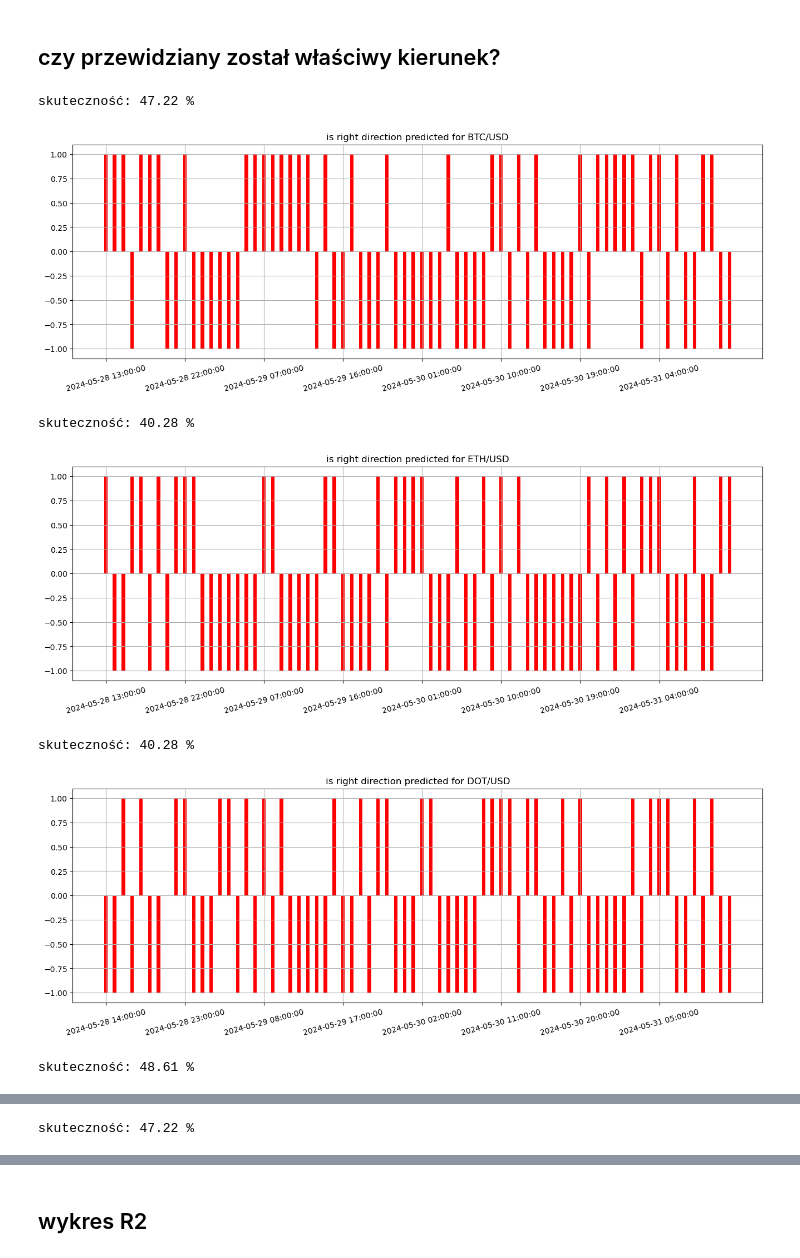
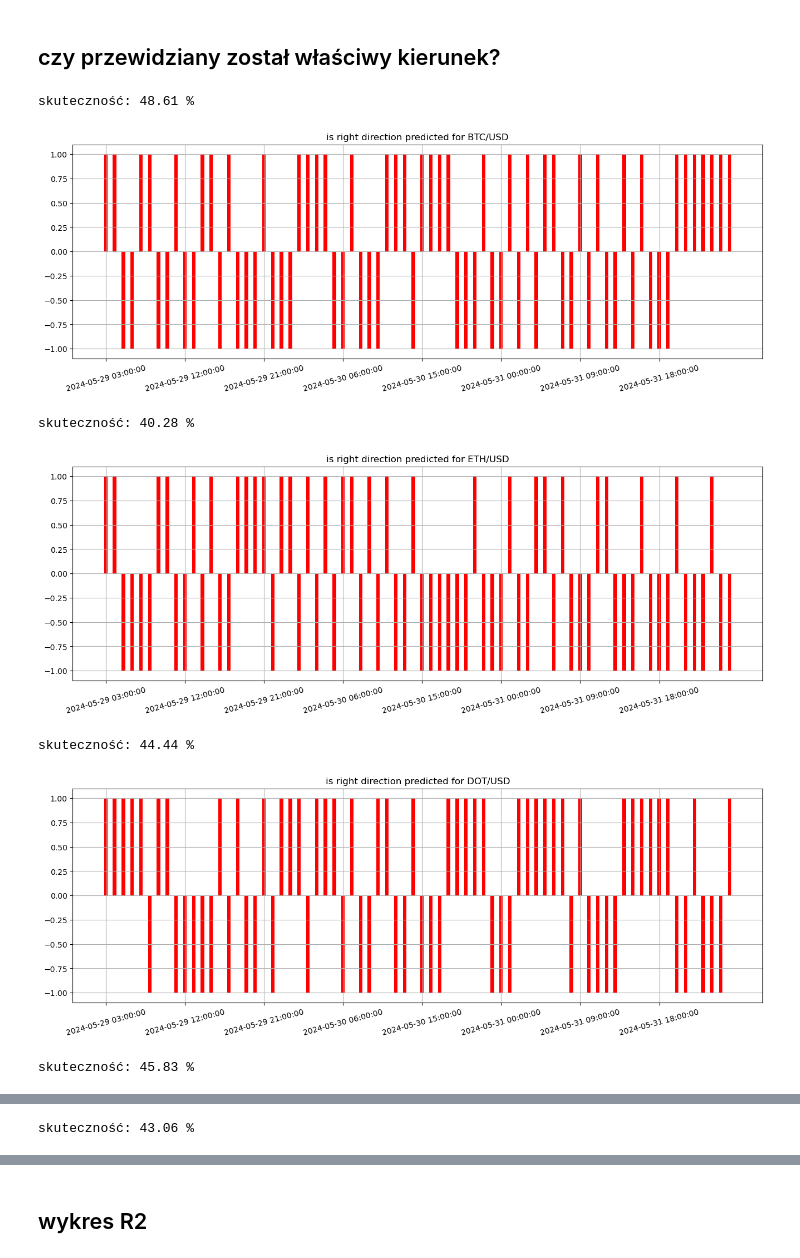
Before and after one commit to szym98/WSB_ML_crypto_model, a Jupyter notebook: Main_CryptoML.ipynb, the cells around one changed output, grey strips where cells are left out. Drawn from its saved outputs; the diff is of its cells as text; code cells hidden in the pictures.

```diff
--- a/Main_CryptoML.ipynb
+++ b/Main_CryptoML.ipynb
@@ -73,10 +73,10 @@ def model_training(dataframe):
     model = MLPRegressor(hidden_layer_sizes=(100, 100),
                          max_iter=5000,
                          shuffle=False,
-                         alpha=0.002,
-                         solver="lbfgs",
+                         alpha=0.0002,
+                         solver="adam",
                          learning_rate='adaptive',
-                         early_stopping = True,
+                         #early_stopping = True,
                          tol=0.0005,
                          learning_rate_init=0.002,
                          random_state=42)
@@ -224,7 +130,7 @@ Increase the number of iterations (max_iter) or scale the data as shown in:
 # %%
 n_frames2display = 72  # pierwsze przewidziane 3 dni
 for symbol in symbols:
-    temp_val = values[symbol]['close']
+    temp_val = values[symbol].iloc[8:,3]
     temp_pred = np.array(predictions1[symbol])[:,3]
     fig, ax = plt.subplots(figsize=(16, 9))
     x_temp = np.arange(len(temp_val.index[:n_frames2display]))
@@ -262,7 +168,7 @@ sumaryczna przewidziana zmiana: -22.732095714667956
 # %%
 n_frames2display = 72  # pierwsze przewidziane 3 dni
 for symbol in symbols:
-    temp_val = values[symbol]['close']
+    temp_val = values[symbol].iloc[8:,3]
     temp_pred = np.array(predictions1[symbol])[:,3]
     x_temp = np.arange(len(temp_val.index[:n_frames2display]))
     fig, ax = plt.subplots(figsize=(16,9))
@@ -283,26 +189,26 @@ for symbol in symbols:
 # %%
 n_frames2display = 72
 for symbol in symbols:
-    temp_val = values[symbol]['close']
+    temp_val = values[symbol].iloc[8:,3]
     temp_pred = np.array(predictions1[symbol])[:,3]
     fig, ax = plt.subplots(figsize=(16, 5))
     x_temp = np.arange(len(temp_val.index[:n_frames2display]))
     y_temp = np.sign(temp_val.iloc[:n_frames2display]*temp_pred[:n_frames2display])
     score = round(y_temp.value_counts(normalize=True).iloc[1]*100,2)
     print(f"skuteczność: {score} %")
     w = 0.4
     ax.bar(x_temp, y_temp, width=w, color="red")
     ax.set_xticks(x_temp)
     ax.set_xticklabels(temp_val.index[:n_frames2display].astype(str), rotation=15)
     plt.locator_params(axis="x", nbins=8)
     ax.grid(True)
     ax.set_title(f"is right direction predicted for {symbol}")
     plt.show()
 # %% [output]
-skuteczność: 47.22 %
+skuteczność: 48.61 %
-[figure, old version]
+[figure, new version]
 skuteczność: 40.28 %
-[figure, old version]
+[figure, new version]
-skuteczność: 40.28 %
+skuteczność: 44.44 %
-[figure, old version]
+[figure, new version]
-skuteczność: 48.61 %
+skuteczność: 45.83 %
@@ -310 +216 @@ skuteczność: 48.61 %
-skuteczność: 47.22 %
+skuteczność: 43.06 %
```
Also changed, not shown: parts of 7 cells of this notebook.
